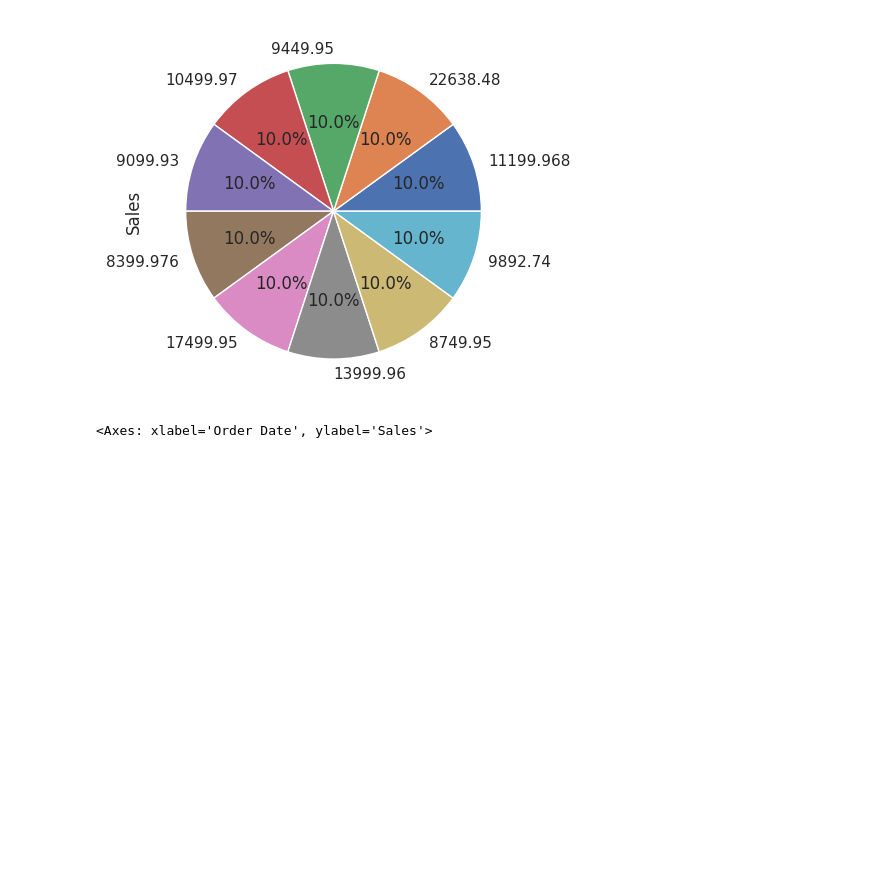
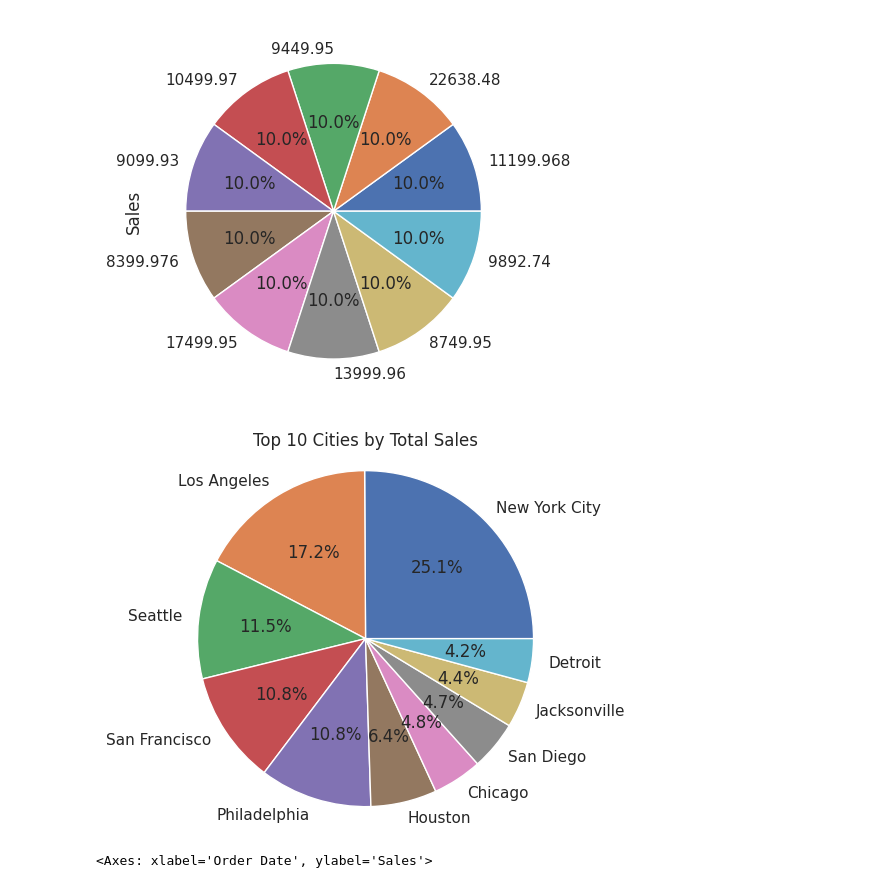
Before and after one commit to emilianoCabrera/Retail_Store_CoderHouse, a Jupyter notebook: Dataset_Retail_Store_Cabrera_Emiliano.ipynb, the cells around one changed output. Saved outputs shown, nothing was run; the diff lists cells and outputs as text; code cells hidden in the pictures; blank space fills up the shorter version.

```diff
--- a/Dataset_Retail_Store_Cabrera_Emiliano.ipynb
+++ b/Dataset_Retail_Store_Cabrera_Emiliano.ipynb
@@ -144,6 +164,27 @@ serie.plot.pie(autopct="%1.1f%%")
 [figure]
 # %%
 # No separa la torta como corresponde.
+# %%
+#Agrupa los datos por la columna "City" y calcula la suma de ventas por cada ciudad:
+df_grouped = df_Store.groupby("City")["Sales"].sum().reset_index(name="total_sales")
+#Ordena los datos por la columna "total_sales" en orden descendente:
+df_sorted = df_grouped.sort_values(by="total_sales", ascending=False)
+#Selecciona las primeras 10 ciudades:
+top_cities = df_sorted.head(10)
+#Crea el gráfico de torta usando la librería matplotlib:
+import matplotlib.pyplot as plt
+
+
+labels = top_cities["City"]
+sizes = top_cities["total_sales"]
+
+
+plt.pie(sizes, labels=labels, autopct='%1.1f%%')
+plt.axis('equal')
+plt.title('Top 10 Cities by Total Sales')
+plt.show()
+# %% [output]
+[figure, added]
 # %%
 #Grafico de Scatter - Establecer Periodos de mayor venta.
 
```
Also changed, not shown: parts of 4 cells of this notebook.
